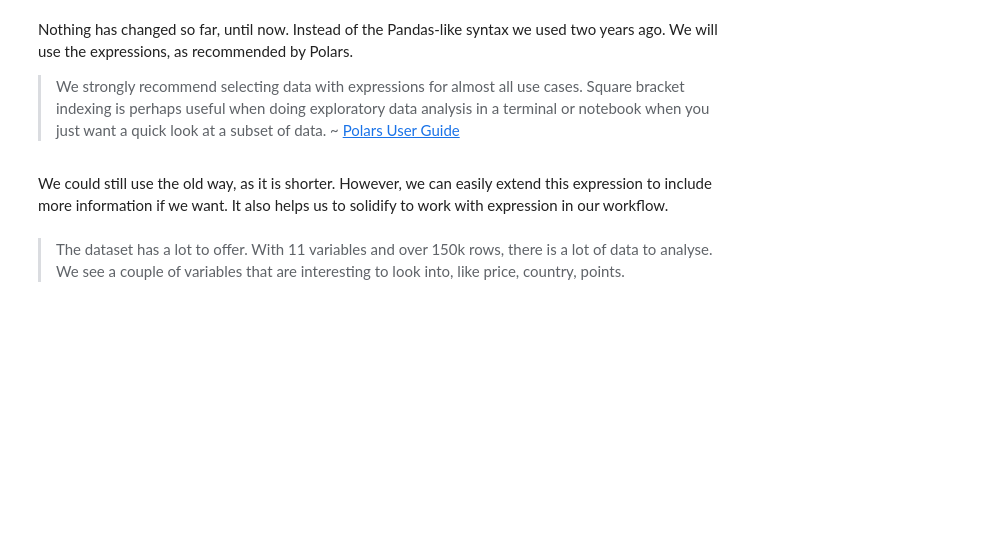
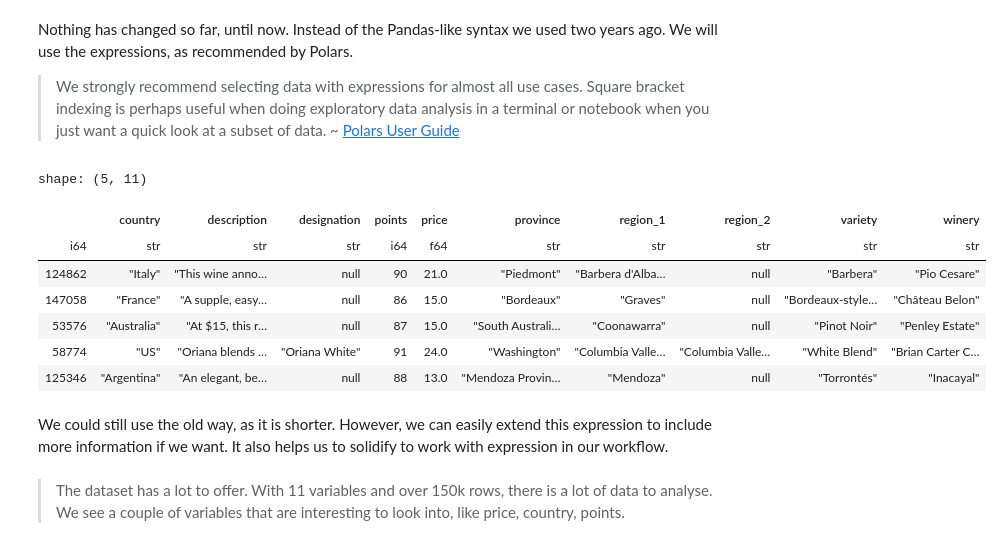
Before and after one commit to navikt/polars-tutorial, a Jupyter notebook: polars-tutorial-2023.ipynb, the cells around one changed output. Saved outputs shown, nothing was run; the diff lists cells and outputs as text; code cells hidden in the pictures; blank space fills up the shorter version.

```diff
--- a/polars-tutorial-2023.ipynb
+++ b/polars-tutorial-2023.ipynb
@@ -55,11 +67,20 @@ Nothing has changed so far, until now. Instead of the Pandas-like syntax we used
 
 > We strongly recommend selecting data with expressions for almost all use cases. Square bracket indexing is perhaps useful when doing exploratory data analysis in a terminal or notebook when you just want a quick look at a subset of data. ~ [Polars User Guide](https://pola-rs.github.io/polars-book/user-guide/)
 # %%
-df.select([
+display(df.select([
     pl.col('*').sample(n=5)
-])
+]))
 
-#   df.sample(n=5)
+#df.sample(n=5)
+# %% [output]
+shape: (5, 11)
+|  | country | description | designation | points | price | province | region_1 | region_2 | variety | winery |
+| i64 | str | str | str | i64 | f64 | str | str | str | str | str |
+| 124862 | "Italy" | "This wine anno… | null | 90 | 21.0 | "Piedmont" | "Barbera d'Alba… | null | "Barbera" | "Pio Cesare" |
+| 147058 | "France" | "A supple, easy… | null | 86 | 15.0 | "Bordeaux" | "Graves" | null | "Bordeaux-style… | "Château Belon" |
+| 53576 | "Australia" | "At $15, this r… | null | 87 | 15.0 | "South Australi… | "Coonawarra" | null | "Pinot Noir" | "Penley Estate" |
+| 58774 | "US" | "Oriana blends … | "Oriana White" | 91 | 24.0 | "Washington" | "Columbia Valle… | "Columbia Valle… | "White Blend" | "Brian Carter C… |
+| 125346 | "Argentina" | "An elegant, be… | null | 88 | 13.0 | "Mendoza Provin… | "Mendoza" | null | "Torrontés" | "Inacayal" |
 # %% [markdown]
 We could still use the old way, as it is shorter. However, we can easily extend this expression to include more information if we want. It also helps us to solidify to work with expression in our workflow.
 # %% [markdown]
```
Also changed, not shown: parts of 20 cells of this notebook.
